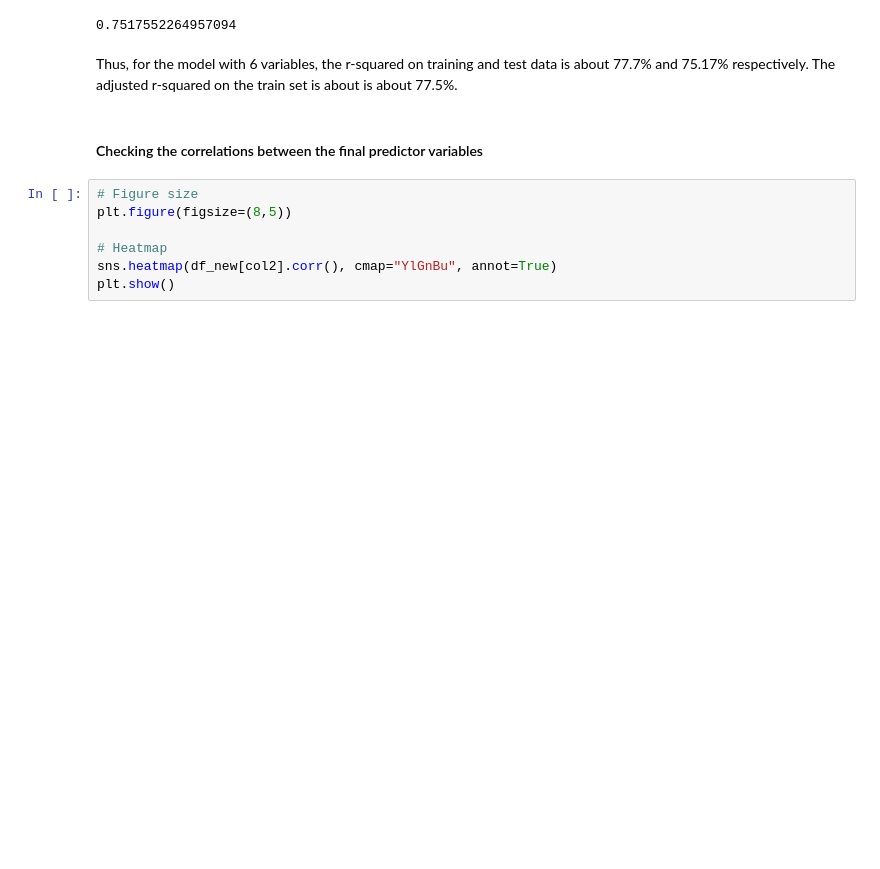
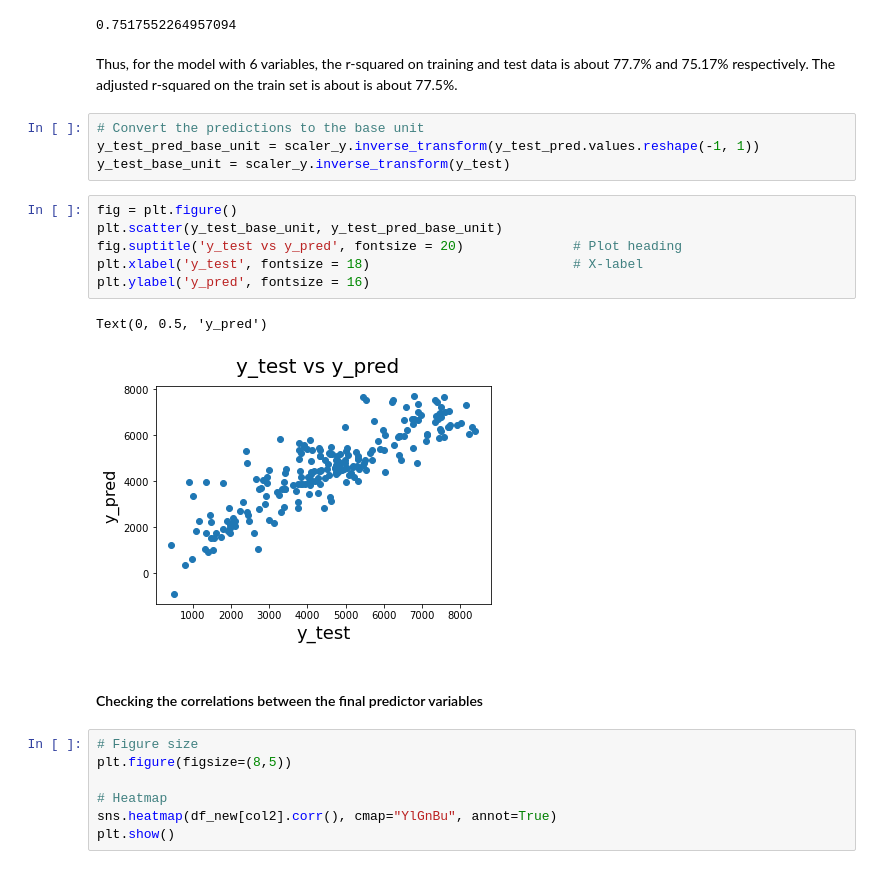
Before and after one commit to CodeInDna/Data-Science-Exercises, a Jupyter notebook: Supervised_Learning/01_Linear Regression/07_Bike_Sharing_Problem.ipynb, the cells around one changed output. Saved outputs shown, nothing was run; the diff lists cells and outputs as text; blank space fills up the shorter version.

Commit message:
Perform Inverse Transform

```diff
--- a/Supervised_Learning/01_Linear Regression/07_Bike_Sharing_Problem.ipynb
+++ b/Supervised_Learning/01_Linear Regression/07_Bike_Sharing_Problem.ipynb
@@ -982,6 +982,19 @@ r2_score(y_test, y_test_pred)
 0.7517552264957094
 # %% [markdown]
 Thus, for the model with 6 variables, the r-squared on training and test data is about 77.7% and 75.17% respectively. The adjusted r-squared on the train set is about is about 77.5%.
+# %%
+# Convert the predictions to the base unit
+y_test_pred_base_unit = scaler_y.inverse_transform(y_test_pred.values.reshape(-1, 1))
+y_test_base_unit = scaler_y.inverse_transform(y_test)
+# %%
+fig = plt.figure()
+plt.scatter(y_test_base_unit, y_test_pred_base_unit)
+fig.suptitle('y_test vs y_pred', fontsize = 20)              # Plot heading
+plt.xlabel('y_test', fontsize = 18)                          # X-label
+plt.ylabel('y_pred', fontsize = 16)
+# %% [output]
+Text(0, 0.5, 'y_pred')
+[figure, added]
 # %% [markdown]
 #### Checking the correlations between the final predictor variables
 # %%
```
